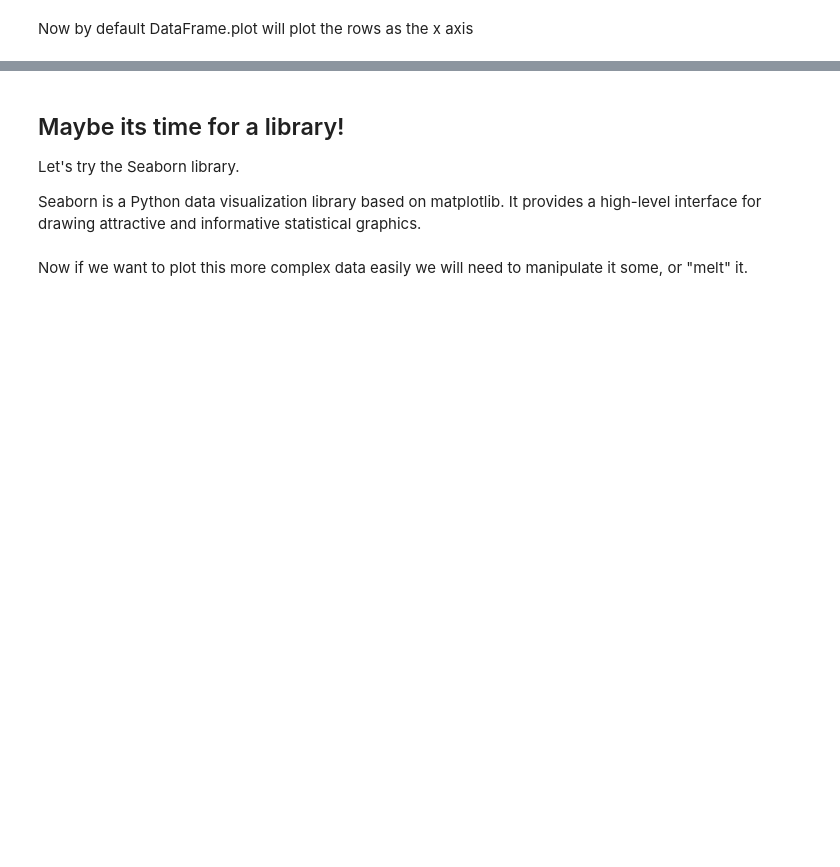
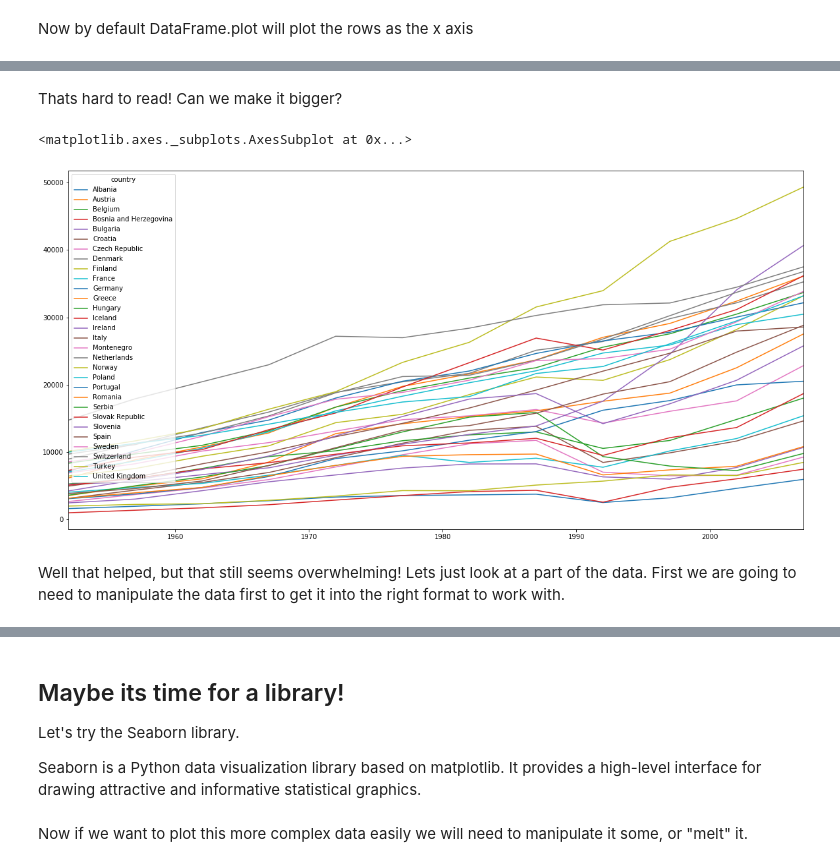
Before and after one commit to geekypete/python-data-vis, a Jupyter notebook: python-data-vis-tutorial.ipynb, the cells around one changed output, grey strips where cells are left out. Drawn from its saved outputs; the diff is of its cells as text; code cells hidden in the pictures; blank space fills up the shorter version.

```diff
--- a/python-data-vis-tutorial.ipynb
+++ b/python-data-vis-tutorial.ipynb
@@ -93,0 +94,10 @@ data.T.plot(kind='bar')
+# %% [markdown]
+Thats hard to read! Can we make it bigger?
+# %%
+plt.rcParams["figure.figsize"] = (20,10)
+data.T.plot()
+# %% [output]
+<matplotlib.axes._subplots.AxesSubplot at 0x...>
+[figure, added]
+# %% [markdown]
+Well that helped, but that still seems overwhelming! Lets just look at a part of the data. First we are going to need to manipulate the data first to get it into the right format to work with.
```
Also changed, not shown: parts of 12 cells of this notebook.
